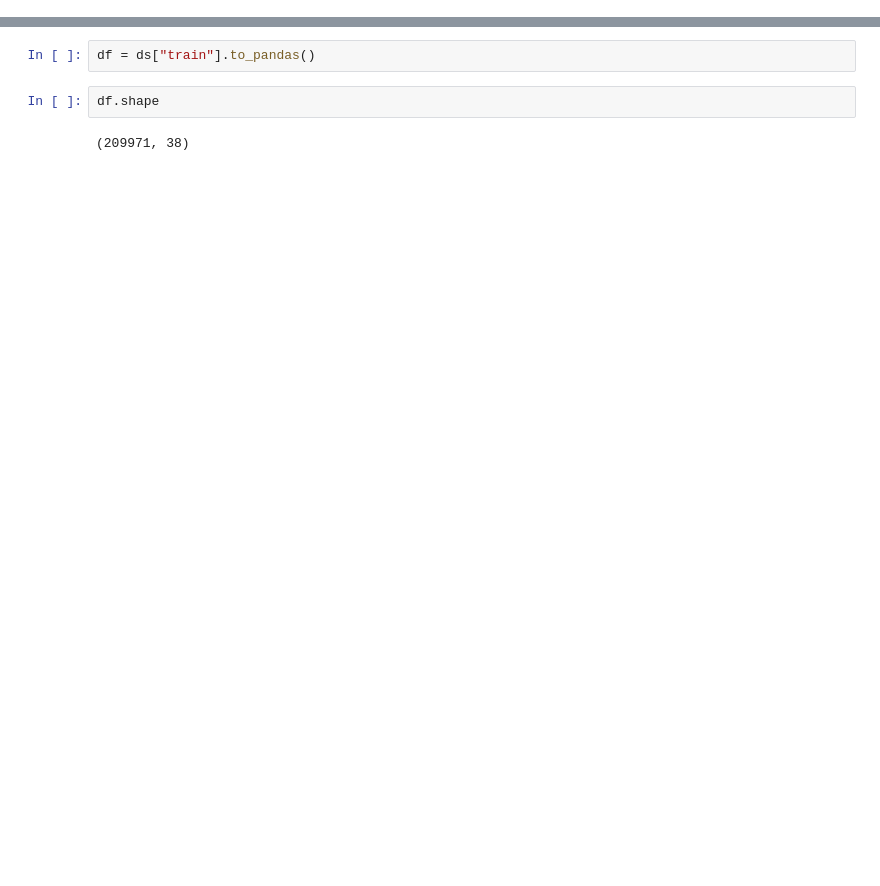
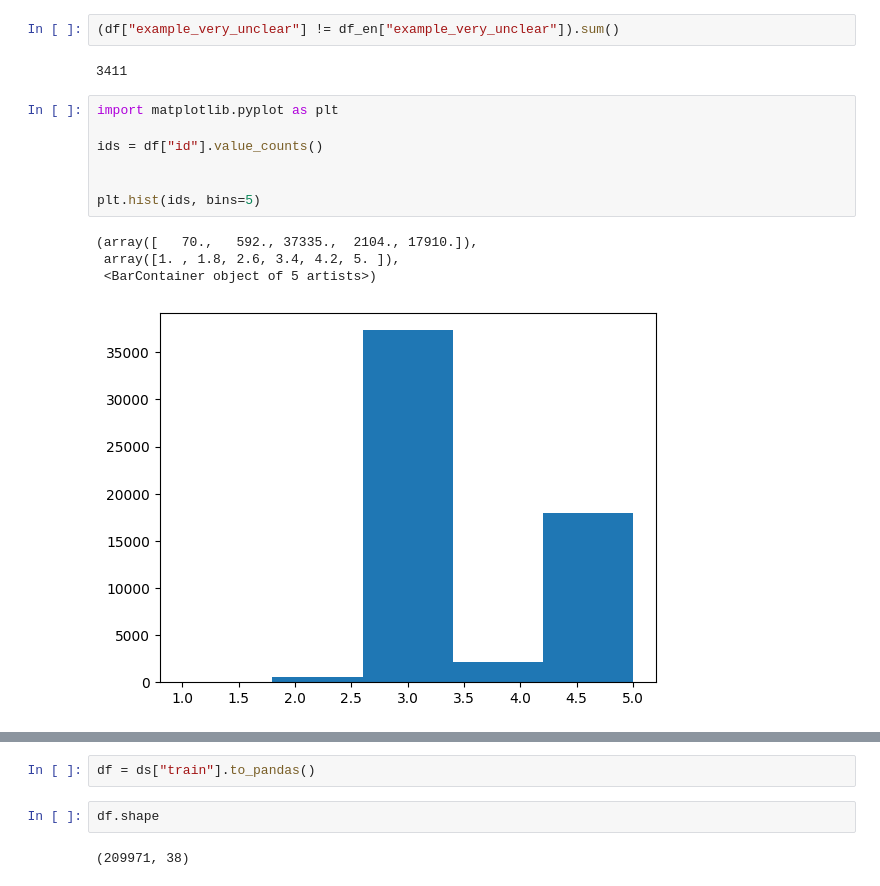
Before and after one commit to pysentimiento/pysentimiento, a Jupyter notebook: notebooks/emotion/Exploratory pt.ipynb, the cells around one changed output, grey strips where cells are left out. Saved outputs shown, nothing was run; the diff lists cells and outputs as text; blank space fills up the shorter version.

```diff
--- a/notebooks/emotion/Exploratory pt.ipynb
+++ b/notebooks/emotion/Exploratory pt.ipynb
@@ -19 +82,17 @@ df = ds["train"].to_pandas()
+# %%
+(df["example_very_unclear"] != df_en["example_very_unclear"]).sum()
+# %% [output]
+3411
+# %%
+import matplotlib.pyplot as plt
+
+ids = df["id"].value_counts()
+
+
+plt.hist(ids, bins=5)
+# %% [output]
+(array([   70.,   592., 37335.,  2104., 17910.]),
+ array([1. , 1.8, 2.6, 3.4, 4.2, 5. ]),
+ <BarContainer object of 5 artists>)
+[figure, added]
 # %%
```
Also changed, not shown: parts of 28 cells of this notebook, 2 other files.
